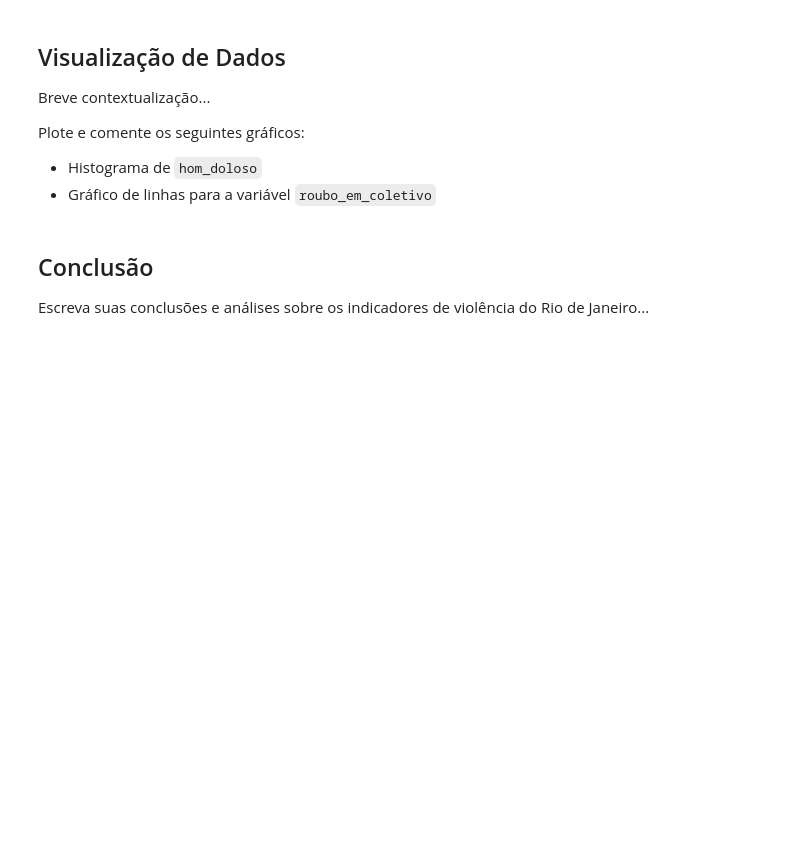
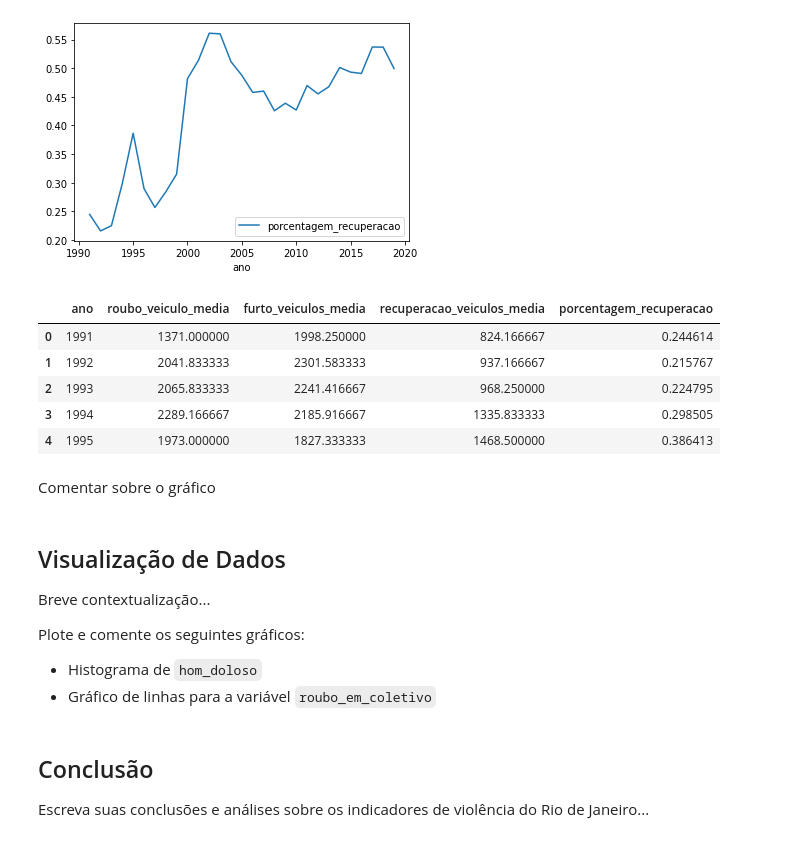
Before and after one commit to caiobmbr/datascience-projects, a Jupyter notebook: Analisando_a_Violência_no_Rio_de_Janeiro.ipynb, the cells around one changed output. Saved outputs shown, nothing was run; the diff lists cells and outputs as text; code cells hidden in the pictures; blank space fills up the shorter version.

```diff
--- a/Analisando_a_Violência_no_Rio_de_Janeiro.ipynb
+++ b/Analisando_a_Violência_no_Rio_de_Janeiro.ipynb
@@ -68,3 +137,28 @@ Descreva e execute as seguintes etapas:
+# %%
+# cálculo das médias das variáveis por ano
+df_roubo_veiculo = df.groupby(by=['vano']).roubo_veiculo.mean()
+df_furto_veiculos = df.groupby(by=['vano']).furto_veiculos.mean()
+df_recuperacao_veiculos = df.groupby(by=['vano']).recuperacao_veiculos.mean()
+
+# construção do dataframe auxiliar das médias
+df_veiculos = pd.concat([df_roubo_veiculo, df_furto_veiculos, df_recuperacao_veiculos], axis=1).reset_index()
+df_veiculos.columns = ['ano','roubo_veiculo_media', 'furto_veiculos_media', 'recuperacao_veiculos_media']
+df_veiculos['porcentagem_recuperacao'] = df_veiculos.recuperacao_veiculos_media / (df_veiculos.roubo_veiculo_media + df_veiculos.furto_veiculos_media)
+
+# apresentando novo dataframe de roubo, furto e recuperacao de veículos
+df_veiculos.plot(x='ano',y='porcentagem_recuperacao')
+plt.show()
+df_veiculos.head()
+# %% [output]
+[figure, added]
+|  | ano | roubo_veiculo_media | furto_veiculos_media | recuperacao_veiculos_media | porcentagem_recuperacao |
+| 0 | 1991 | 1371.000000 | 1998.250000 | 824.166667 | 0.244614 |
+| 1 | 1992 | 2041.833333 | 2301.583333 | 937.166667 | 0.215767 |
+| 2 | 1993 | 2065.833333 | 2241.416667 | 968.250000 | 0.224795 |
+| 3 | 1994 | 2289.166667 | 2185.916667 | 1335.833333 | 0.298505 |
+| 4 | 1995 | 1973.000000 | 1827.333333 | 1468.500000 | 0.386413 |
+# %% [markdown]
+Comentar sobre o gráfico
 # %% [markdown]
 ## Visualização de Dados
 
```
Also changed, not shown: parts of 17 cells of this notebook.
